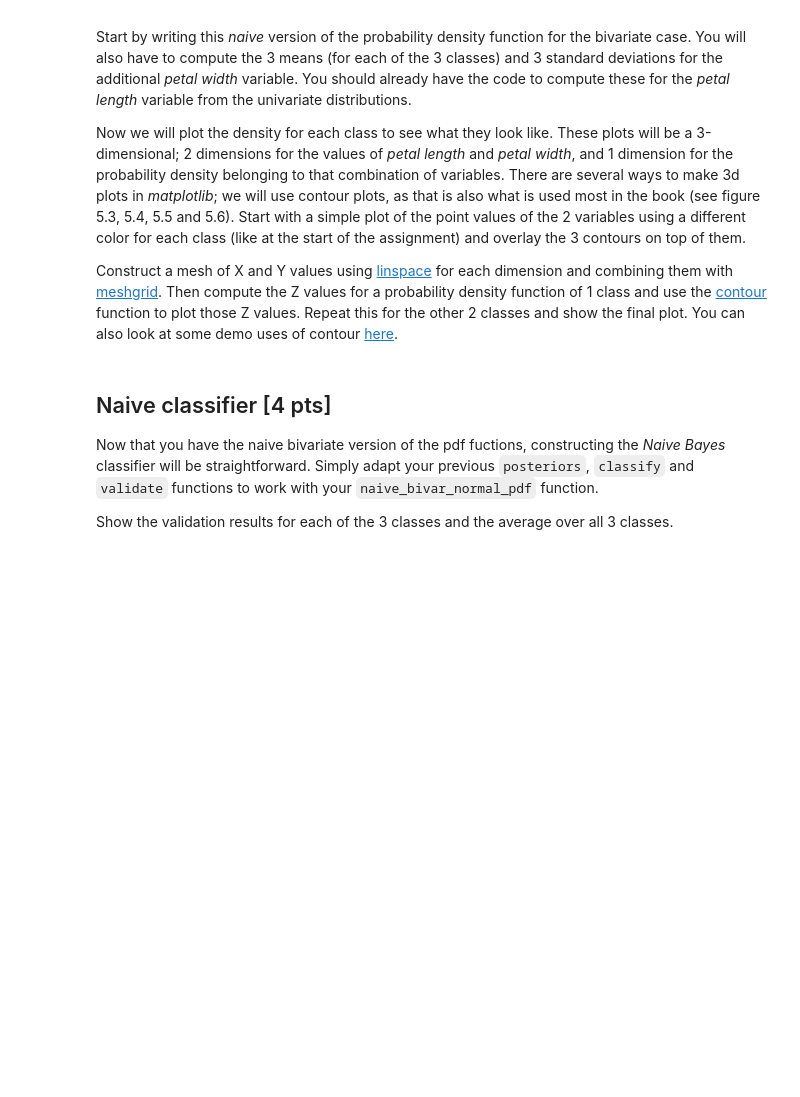
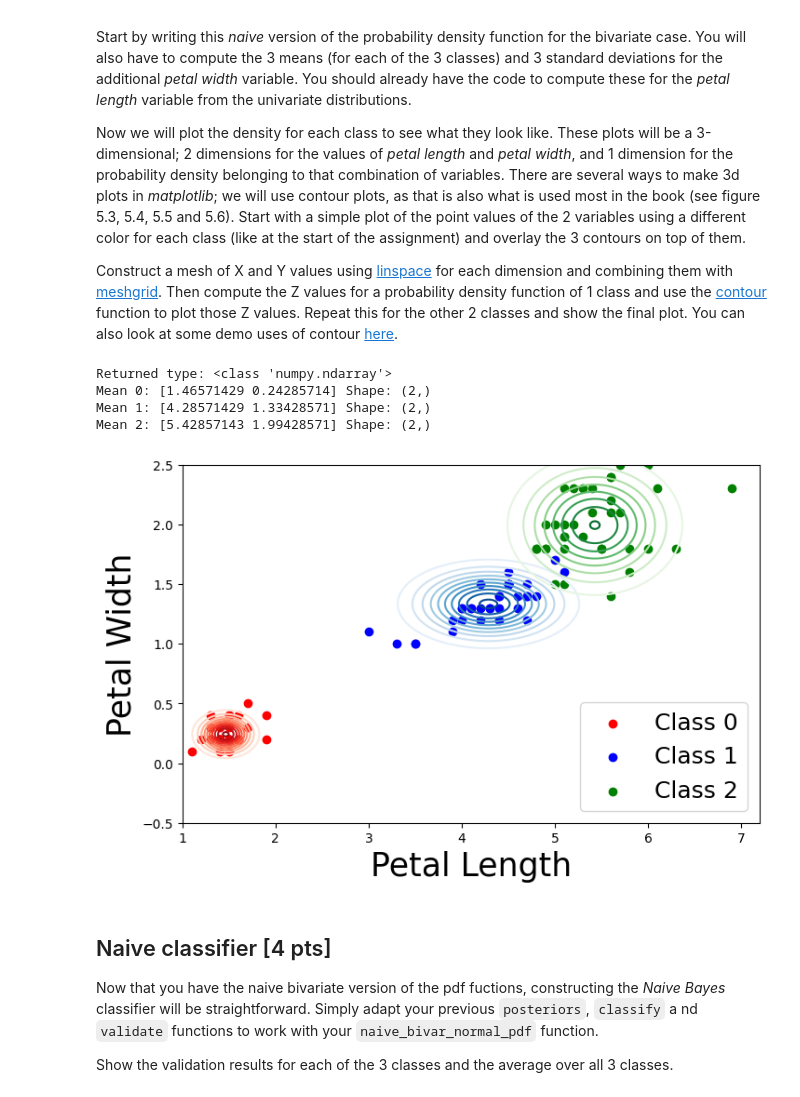
Before and after one commit to Hugovveen/ML-2, a Jupyter notebook: Assignment_2_CodeGrade_V2.ipynb, the cells around one changed output. Cells and saved outputs as stored; diff of their text form; code cells hidden in the pictures; blank space fills up the shorter version.

```diff
--- a/Assignment_2_CodeGrade_V2.ipynb
+++ b/Assignment_2_CodeGrade_V2.ipynb
@@ -200,6 +204,10 @@ def validation_split(data, ratio, seed):
 
 train_set, validation_set = validation_split(iris.data,0.7,RANDOM_SEED)
 
+
+C0_train, C0_val = validation_split(C0, 0.7, RANDOM_SEED)
+C1_train, C1_val = validation_split(C1, 0.7, RANDOM_SEED)
+C2_train, C2_val = validation_split(C2, 0.7, RANDOM_SEED)
 # print(train_set.shape)
 # print(validation_set.shape)
 # %% [markdown]
@@ -518,7 +557,7 @@ def naive_bivar_normal_pdf(x1, x2, m1, m2, s1, s2):
     - A Numpy Array containing the PDF's for the bivariate case.
     *Hint: Re-use/Repurpose the functions you defined earlier.*
     """
-    raise NotImplementedError
+    return normal_pdf(x1, m1, s1) * normal_pdf(x2, m2, s2)
 
 def compute_mean_multiclass(C: np.array, variable: int):
     """
@@ -531,52 +570,90 @@ def compute_mean_multiclass(C: np.array, variable: int):
     Output:
     Numpy array of 2-class means with shape [C x 2]
     """
-    raise NotImplementedError
+    mean_vec = np.array([compute_mean(C, 2), compute_mean(C, 3)])
+    return mean_vec
 
 def compute_std_multiclass(C: np.array, variable: int):
     """
     Computes the standard deviations of the input array.
 
     Input:
     C - Numpy array
     variable - Int
 
     Output:
     Numpy array of 2-class STDs with shape [C x 2]
     """
-    raise NotImplementedError
+    std_vec = np.array([compute_std(C, 2),
+                        compute_std(C, 3)])
+    return std_vec
 
 # make mesh grid
 grid_size = 1000
 x = np.linspace(1, 6.5, grid_size)
 y = np.linspace(-.5, 2.5, grid_size)
 X, Y = np.meshgrid(x, y)
 # NOTE: X and Y will be of size (grid_size X grid_size).
 # Use ravel() (or a similar function) to make them 1-dim
 
 # compute densities (Fill in the ???)
 
-#pdf_C0 = ???
-#pdf_C1 = ???
-#pdf_C2 = ???
+m0_length = compute_mean(C0_train,2)
+m1_length = compute_mean(C1_train,2)
+m2_length = compute_mean(C2_train,2)
+
+std0_length = compute_std(C0_train,2)
+std1_length = compute_std(C1_train,2)
+std2_length = compute_std(C2_train,2)
+
+m0_width = compute_mean(C0_train,3)
+m1_width = compute_mean(C1_train,3)
+m2_width = compute_mean(C2_train,3)
+
+std0_width = compute_std(C0_train,3)
+std1_width = compute_std(C1_train,3)
+std2_width = compute_std(C2_train,3)
+
+m_length = [m0_length,m1_length,m2_length]
+std_length = [std0_length, std1_length, std2_length]
+
+m_width = [m0_width,m1_width,m2_width]
+std_width = [std0_width,std1_width,std2_width]
+
+pdf_C0 = naive_bivar_normal_pdf(X, Y, m_length[0], m_width[0], std_length[0], std_width[0])
+pdf_C1 = naive_bivar_normal_pdf(X, Y, m_length[1], m_width[1], std_length[1], std_width[1])
+pdf_C2 = naive_bivar_normal_pdf(X, Y, m_length[2], m_width[2], std_length[2], std_width[2])
+
+means_test = compute_mean_multiclass([C0_train, C1_train, C2_train], 2)
+
+print("Returned type:", type(means_test))
+for i, m in enumerate(means_test):
+    print(f"Mean {i}:", m, "Shape:", getattr(m, "shape", None))
 
 # make contour plot
 plt.figure(figsize=(8,5))
 
-# plot data (Fill in the ???)
-#???
-#???
-#???
+# plot data
+plt.scatter(C0_train[:,2], C0_train[:,3], color='red', label='Class 0')
+plt.scatter(C1_train[:,2], C1_train[:,3], color='blue', label='Class 1')
+plt.scatter(C2_train[:,2], C2_train[:,3], color='green', label='Class 2')
 
-# plot density contours (Fill in the ???)
-#cp0 = plt.contour(X, Y, ???, levels=10, cmap="Reds")
-#cp1 = plt.contour(X, Y, ???, levels=10, cmap="Blues")
-#cp2 = plt.contour(X, Y, ???, levels=10, cmap="Greens")
+# plot density contours
+cp0 = plt.contour(X, Y, pdf_C0, levels=10, cmap="Reds")
+cp1 = plt.contour(X, Y, pdf_C1, levels=10, cmap="Blues")
+cp2 = plt.contour(X, Y, pdf_C2, levels=10, cmap="Greens")
+
 
 plt.legend(loc=4, fontsize=18)
 plt.xlabel("Petal Length", fontsize=25)
 plt.ylabel("Petal Width", fontsize=25)
 plt.show()
+# %% [output]
+Returned type: <class 'numpy.ndarray'>
+Mean 0: [1.46571429 0.24285714] Shape: (2,)
+Mean 1: [4.28571429 1.33428571] Shape: (2,)
+Mean 2: [5.42857143 1.99428571] Shape: (2,)
+[figure, added]
 # %% [markdown]
 ## Naive classifier [4 pts]
 
```
Also changed, not shown: parts of 10 cells of this notebook.
